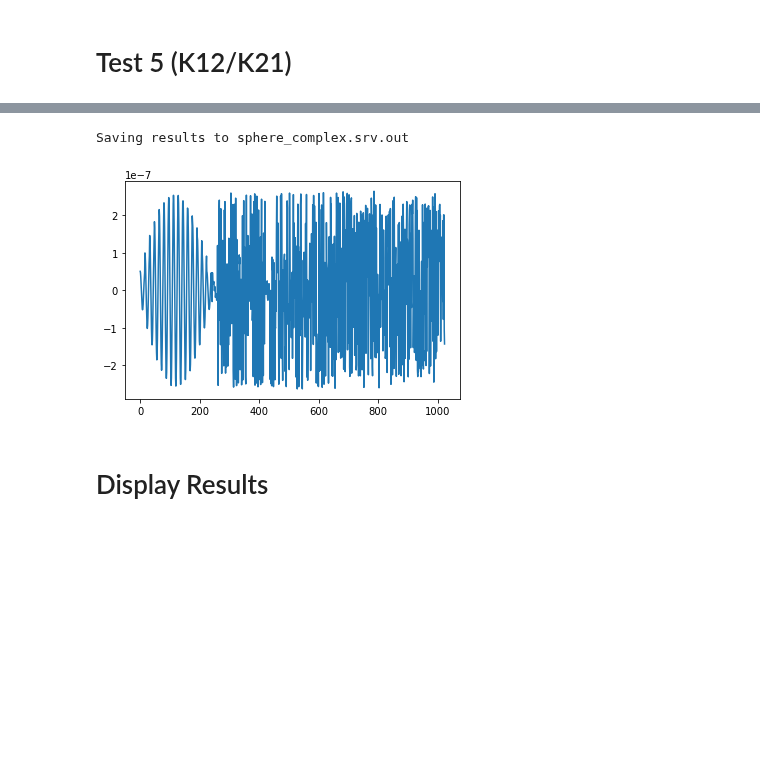
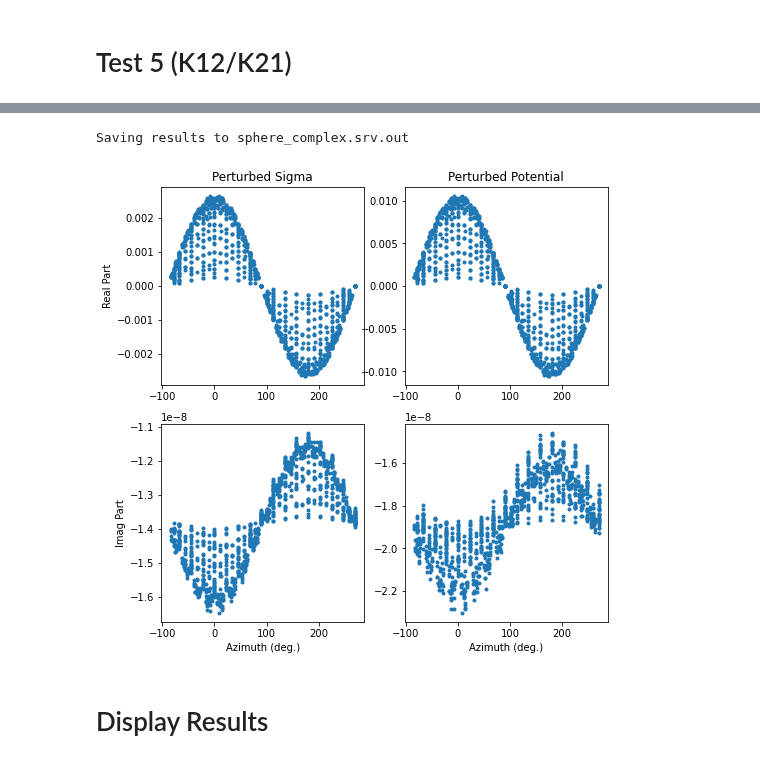
Before and after one commit to yuccadrew/sip, a Jupyter notebook: test_sphere_s61.ipynb, the cells around one changed output, grey strips where cells are left out. Cells and saved outputs as stored; diff of their text form; code cells hidden in the pictures; blank space fills up the shorter version.

```diff
--- a/test_sphere_s61.ipynb
+++ b/test_sphere_s61.ipynb
@@ -1894,7 +1898,7 @@ if __name__=='__main__':
     meshfile='sphere_s61.hdf5'
     physfile='sphere_s61.hdf5'
     srvfile='sphere_complex.srv'
-    dist_factor=1e9
+    #dist_factor=1e9
     dist_factor=1
     case=5
 
@@ -1977,37 +1981,72 @@ import matplotlib.pyplot as plt
 # in_stern=mesh['in_stern']
 # nind_in=np.unique(elements[in_active_zones,:].flatten(order='C'))
 # nind_stern=np.unique(faces[in_stern,:].flatten(order='C'))
 
 # #unod=solve_unod(K/perm0,b/perm0)
 # nnode=len(nodes)
 # nrep=3
-# unod=np.load('sphere_s61_test5.npy')
+# unod=np.load('sphere_s61.npy')
 # unod1=np.reshape(unod[:nnode*nrep],(nnode,nrep))
 # unod2=np.reshape(unod[nnode*nrep:],(nnode,nrep))
 
 output=output_unod(nodes,unod1[:,-1],srvfile)
 # in_electrolyte=mesh['in_electrolyte']
 # in_solid=mesh['in_solid']
 # print(materials3d['cx'][in_electrolyte,0,0])
 # print(materials3d['cx'][in_electrolyte,0,2])
 # print(materials3d['cx'][in_electrolyte,2,2])
 
 # print(materials3d['alpha_x'][in_electrolyte,0,0])
 # print(materials3d['alpha_y'][in_electrolyte,0,0])
 # print(materials3d['alpha_z'][in_electrolyte,0,0])
 
 # print(np.sum(materials3d['alpha_z'][in_solid,:2,:2]))
 # print(materials3d['a'][in_solid,2,2])
 
 # print(physics['mobility_electrolyte'])
 # print(echarge*kA)
 
-fig,ax=plt.subplots()
-ax.plot(np.real(unod2[nind_stern,-1]))
+def cartesian2spherical(x,y,z):
+    rho=np.sqrt(x**2+y**2+z**2)
+    theta=np.arccos(z/rho)
+    #phi=np.arctan2(y/x)
+    phi=np.zeros_like(rho)+np.pi/2
+    mask=x>0
+    phi[mask]=np.arctan(y[mask]/x[mask])
+    mask=x<0
+    phi[mask]=np.arctan(y[mask]/x[mask])+np.pi
+
+    return rho,theta,phi
+
+fig,ax=plt.subplots(2,2,figsize=(8,8))
+axs=ax.flatten()
+
+rho,theta,phi=cartesian2spherical(nodes[nind_stern,0],nodes[nind_stern,1],nodes[nind_stern,2])
+# print(min(phi*180/np.pi))
+# print(max(phi*180/np.pi))
+axs[0].plot(phi*180/np.pi,np.real(unod2[nind_stern,-1]),'.')
+axs[1].plot(phi*180/np.pi,np.real(unod1[nind_stern,-1]),'.')
+
+axs[2].plot(phi*180/np.pi,np.imag(unod2[nind_stern,-1]),'.')
+axs[3].plot(phi*180/np.pi,np.imag(unod1[nind_stern,-1]),'.')
+
+axs[0].set_title('Perturbed Sigma')
+axs[1].set_title('Perturbed Potential')
+
+axs[0].set_ylabel('Real Part')
+axs[2].set_ylabel('Imag Part')
+
+axs[2].set_xlabel('Azimuth (deg.)')
+axs[3].set_xlabel('Azimuth (deg.)')
 plt.show()
+
+# fig,ax=plt.subplots()
+# # ax.plot(nodes[nind_stern,0],nodes[nind_stern,1],'.')
+# # ax.axis('equal')
+# mask=(nodes[nind_stern,0]>0)&(nodes[nind_stern])
 # %% [output]
 Saving results to sphere_complex.srv.out
-[figure, old version]
+[figure, new version]
 # %% [markdown]
 # Display Results
 # %%
```
Also changed, not shown: parts of 5 cells of this notebook.
